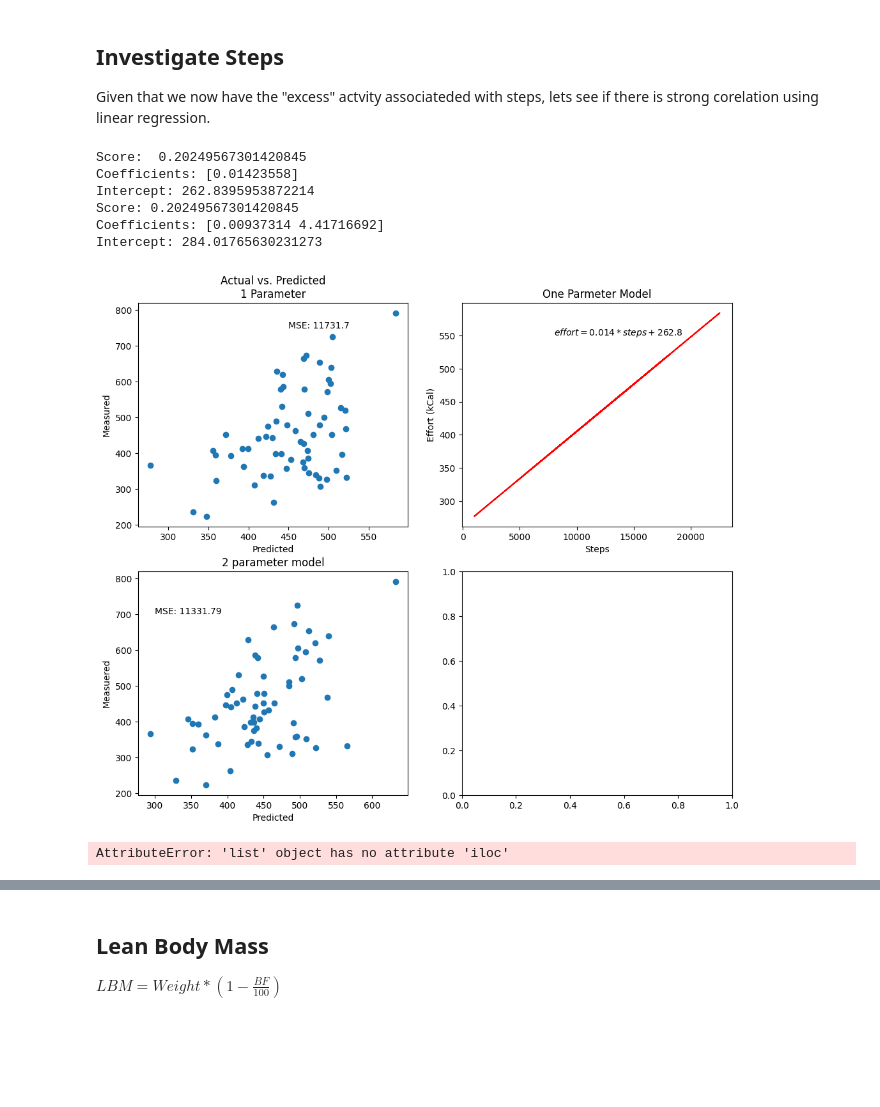
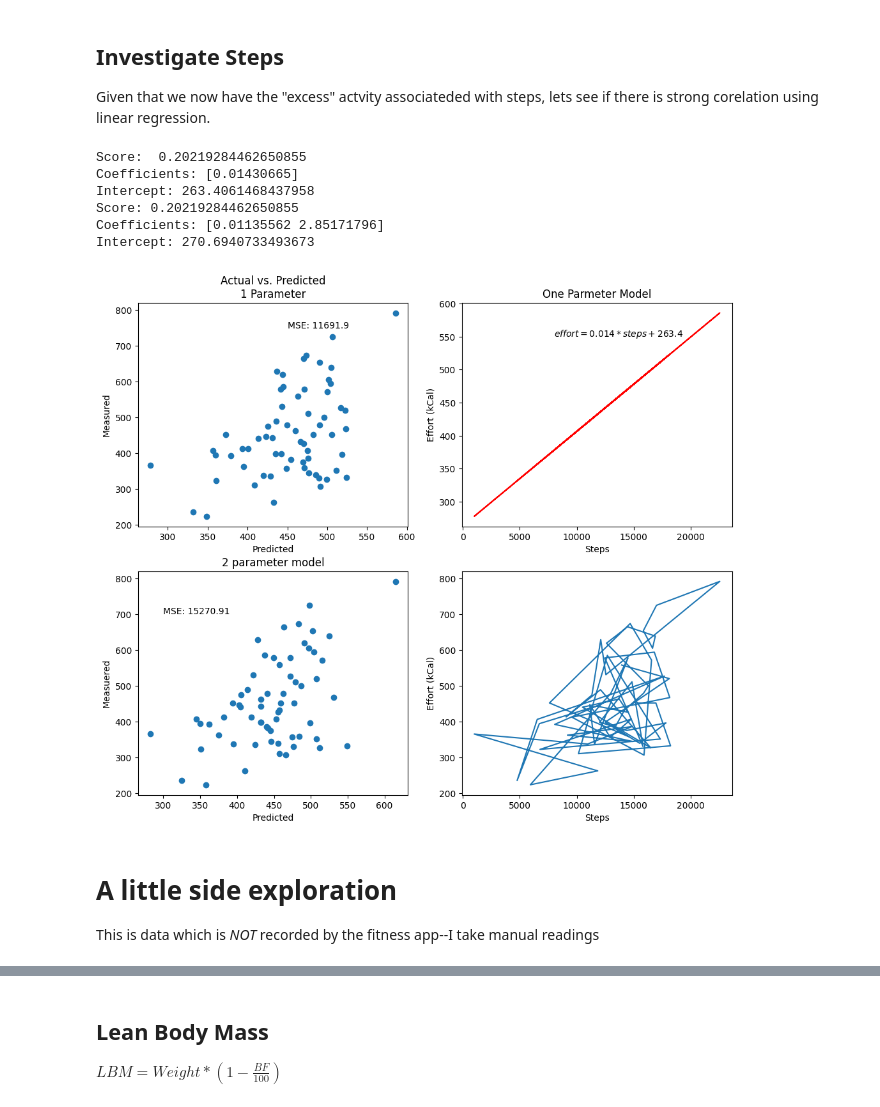
Before and after one commit to eskoviak/pyspark-playground, a Jupyter notebook: Notebooks/Explore Fitness.ipynb, the cells around one changed output, grey strips where cells are left out. Drawn from its saved outputs; the diff is of its cells as text; code cells hidden in the pictures; blank space fills up the shorter version.

```diff
--- a/Notebooks/Explore Fitness.ipynb
+++ b/Notebooks/Explore Fitness.ipynb
@@ -139,41 +139,45 @@ X2 = steps_df[['Steps', 'Flights']]  # Independent variables
 y2 = steps_df['Step_Act']
 
 # Split the data into training and testing sets
 X_train, X_test, y_train, y_test = train_test_split(X2, y2, test_size=0.2, random_state=42)# Dependent variable
 
 # Create and fit the model
 model2 = LinearRegression()
 model2.fit(X_train, y_train)
 
 # Make predictions
 y_pred = model2.predict(X_test)
 
 # Evaluate the model (e.g., using mean squared error)
 
 # Access model coefficients and intercept
 coefficients = model2.coef_
 intercept = model2.intercept_
 print(f"Coefficients: {coefficients}")
 print(f"Intercept: {intercept}")
 
 
 ax3.set_title('2 parameter model')
 ax3.set_xlabel('Predicted')
 ax3.set_ylabel('Measuered')
 ax3.text(300, 700, f'MSE: {np.round(mean_squared_error(y_test, y_pred),2)}')
 ax3.scatter(predict_y_2P(model2, X2), y2)
 
+ax4.set_xlabel('Steps')
+ax4.set_ylabel('Effort (kCal)')
+ax4.plot(X2['Steps'],y2)
+
 
 plt.show()
 # %% [output]
-Score:  0.20249567301420845
-Coefficients: [0.01423558]
-Intercept: 262.8395953872214
-Score: 0.20249567301420845
-Coefficients: [0.00937314 4.41716692]
-Intercept: 284.01765630231273
+Score:  0.20219284462650855
+Coefficients: [0.01430665]
+Intercept: 263.4061468437958
+Score: 0.20219284462650855
+Coefficients: [0.01135562 2.85171796]
+Intercept: 270.6940733493673
-[figure, old version]
+[figure, new version]
-# %%
-predict_y_2P(model2,[3931,1])f
-# %% [output]
-AttributeError: 'list' object has no attribute 'iloc'
+# %% [markdown]
+# A little side exploration
+
+This is data which is *NOT* recorded by the fitness app--I take manual readings
```
Also changed, not shown: parts of 5 cells of this notebook, 1 other file.
